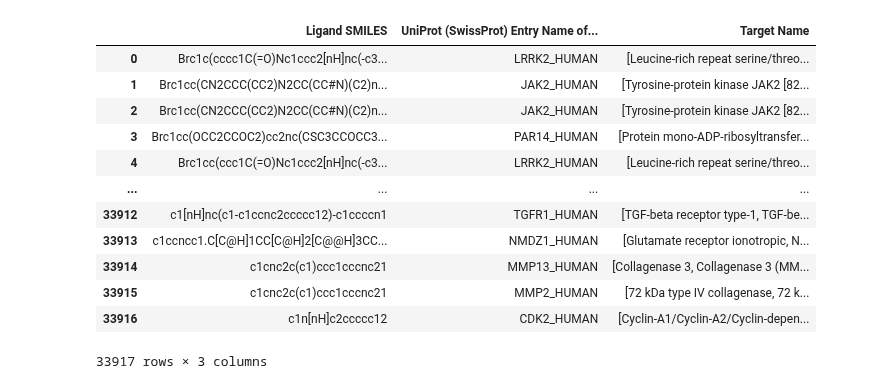
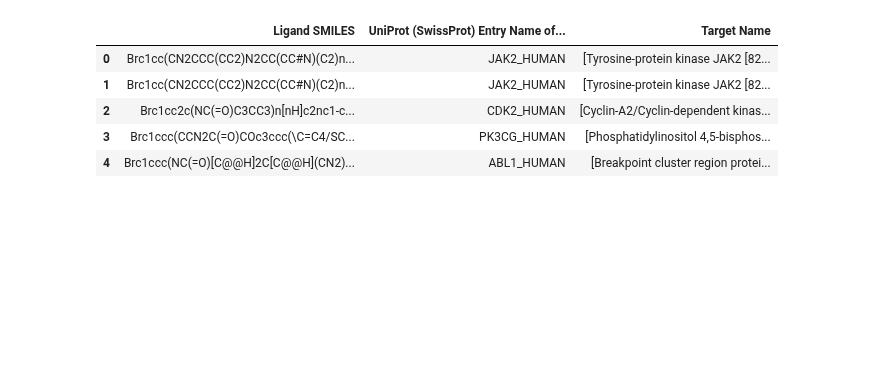
Before and after one commit to epfl-ada/ada-2024-project-abrac-adabra, a Jupyter notebook: data_processing.ipynb, the cells around one changed output. Drawn from its saved outputs; the diff is of its cells as text; code cells hidden in the pictures; blank space fills up the shorter version.

```diff
--- a/data_processing.ipynb
+++ b/data_processing.ipynb
@@ -31,0 +32,12 @@ clean_df.head()
+# %%
+def filter_out_comparator(s):
+    if type(s)==str and ('>' in s or '<' in s):
+        return False
+    else:
+        return True
+
+clean_df = df.copy()
+clean_df = clean_df[clean_df['IC50 (nM)'].apply(filter_out_comparator)]
+clean_df['IC50 (nM)'] = pd.to_numeric(clean_df['IC50 (nM)'], errors='coerce')
+clean_df = clean_df.dropna(subset=['IC50 (nM)'])
+clean_df
@@ -32,4 +58,4 @@ clean_df.head()
 # %%
-merged_df = clean_df.groupby(['Ligand SMILES', 'Target Name', 'BindingDB Target Chain Sequence', 'UniProt (SwissProt) Entry Name of Target Chain'])['IC50 (nM)'].min().reset_index()
-merged_df.to_csv('merged_df_24_11_07.csv')
+merged_df = clean_df.groupby(['Ligand SMILES', 'Target Name', 'BindingDB Target Chain Sequence', 'UniProt (SwissProt) Entry Name of Target Chain'])['IC50 (nM)'].median().reset_index()
+merged_df.to_csv('merged_df_24_11_08_only_exact_values.csv')
 merged_df.head()
@@ -42,19 +75,12 @@ plt.ylabel('Count (log-scale)');
 # %%
 filtered_df = merged_df.groupby(['Ligand SMILES', 'UniProt (SwissProt) Entry Name of Target Chain']).filter(lambda x: len(x) >= 2)
 mutants_filtered_df = filtered_df.groupby(['Ligand SMILES', 'UniProt (SwissProt) Entry Name of Target Chain'])['Target Name'].apply(list).reset_index()
-mutants_filtered_df.to_csv('mutants_24_11_07.csv')
+mutants_filtered_df.to_csv('mutants_24_11_08_only_exact_values.csv')
 mutants_filtered_df.head()
 # %% [output]
 |  | Ligand SMILES | UniProt (SwissProt) Entry Name of... | Target Name |
-| 0 | Brc1c(cccc1C(=O)Nc1ccc2[nH]nc(-c3... | LRRK2_HUMAN | [Leucine-rich repeat serine/threo... |
+| 0 | Brc1cc(CN2CCC(CC2)N2CC(CC#N)(C2)n... | JAK2_HUMAN | [Tyrosine-protein kinase JAK2 [82... |
 | 1 | Brc1cc(CN2CCC(CC2)N2CC(CC#N)(C2)n... | JAK2_HUMAN | [Tyrosine-protein kinase JAK2 [82... |
-| 2 | Brc1cc(CN2CCC(CC2)N2CC(CC#N)(C2)n... | JAK2_HUMAN | [Tyrosine-protein kinase JAK2 [82... |
-| 3 | Brc1cc(OCC2CCOC2)cc2nc(CSC3CCOCC3... | PAR14_HUMAN | [Protein mono-ADP-ribosyltransfer... |
-| 4 | Brc1cc(ccc1C(=O)Nc1ccc2[nH]nc(-c3... | LRRK2_HUMAN | [Leucine-rich repeat serine/threo... |
-| ... | ... | ... | ... |
-| 33912 | c1[nH]nc(c1-c1ccnc2ccccc12)-c1ccccn1 | TGFR1_HUMAN | [TGF-beta receptor type-1, TGF-be... |
-| 33913 | c1ccncc1.C[C@H]1CC[C@H]2[C@@H]3CC... | NMDZ1_HUMAN | [Glutamate receptor ionotropic, N... |
-| 33914 | c1cnc2c(c1)ccc1cccnc21 | MMP13_HUMAN | [Collagenase 3, Collagenase 3 (MM... |
-| 33915 | c1cnc2c(c1)ccc1cccnc21 | MMP2_HUMAN | [72 kDa type IV collagenase, 72 k... |
-| 33916 | c1n[nH]c2ccccc12 | CDK2_HUMAN | [Cyclin-A1/Cyclin-A2/Cyclin-depen... |
+| 2 | Brc1cc2c(NC(=O)C3CC3)n[nH]c2nc1-c... | CDK2_HUMAN | [Cyclin-A2/Cyclin-dependent kinas... |
+| 3 | Brc1ccc(CCN2C(=O)COc3ccc(\C=C4/SC... | PK3CG_HUMAN | [Phosphatidylinositol 4,5-bisphos... |
+| 4 | Brc1ccc(NC(=O)[C@@H]2C[C@@H](CN2)... | ABL1_HUMAN | [Breakpoint cluster region protei... |
-33917 rows × 3 columns
```
Also changed, not shown: parts of 6 cells of this notebook, 1 other file.
